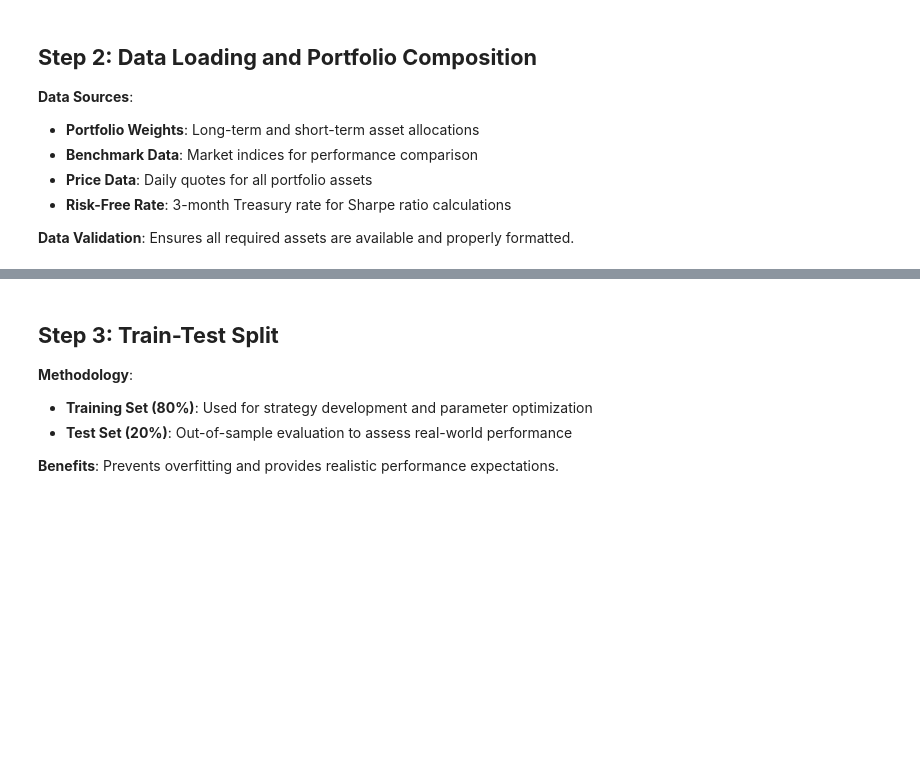
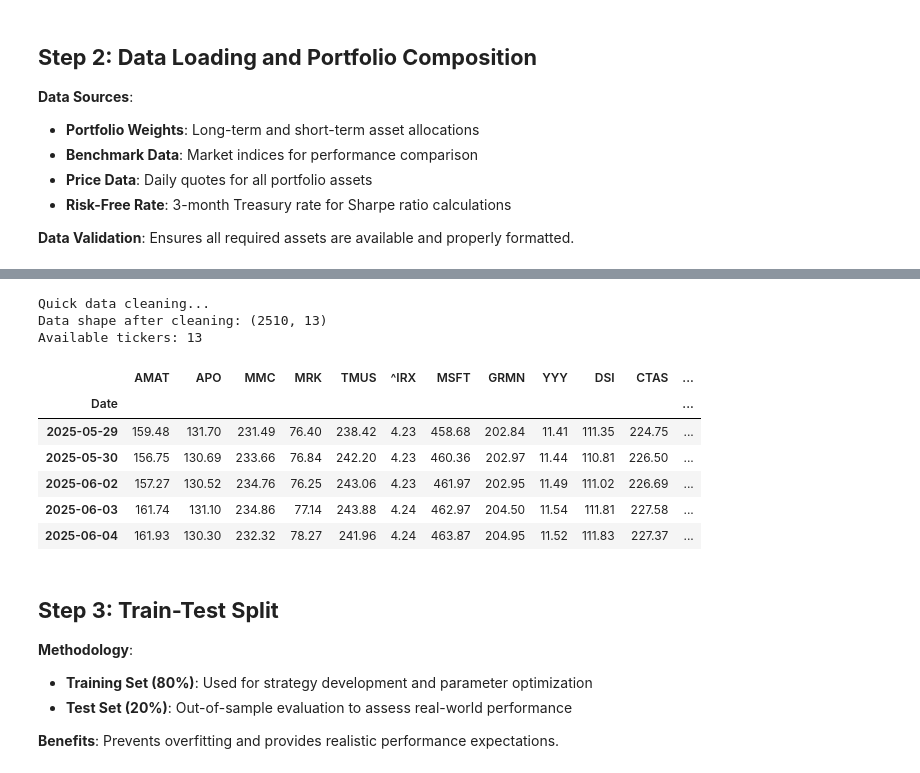
Before and after one commit to renan-peres/mfin-algo-trading-team, a Jupyter notebook: 05_master_strategy.ipynb, the cells around one changed output, grey strips where cells are left out. Cells and saved outputs as stored; diff of their text form; code cells hidden in the pictures; blank space fills up the shorter version.

```diff
--- a/05_master_strategy.ipynb
+++ b/05_master_strategy.ipynb
@@ -80,3 +90,24 @@ Portfolio: 7 assets | Risk-free rate: 4.240%
+# %%
+# Quick fix: Just remove problematic securities and clean data
+print("Quick data cleaning...")
+data = data.dropna()  # Remove all rows with any NaN
+print(f"Data shape after cleaning: {data.shape}")
+
+# Update tickers to match available data
+available_tickers = data.columns.tolist()
+print(f"Available tickers: {len(available_tickers)}")
+display(data.tail())
+# %% [output]
+Quick data cleaning...
+Data shape after cleaning: (2510, 13)
+Available tickers: 13
+|  | AMAT | APO | MMC | MRK | TMUS | ^IRX | MSFT | GRMN | YYY | DSI | CTAS | ... |
+| Date |  |  |  |  |  |  |  |  |  |  |  | ... |
+| 2025-05-29 | 159.48 | 131.70 | 231.49 | 76.40 | 238.42 | 4.23 | 458.68 | 202.84 | 11.41 | 111.35 | 224.75 | ... |
+| 2025-05-30 | 156.75 | 130.69 | 233.66 | 76.84 | 242.20 | 4.23 | 460.36 | 202.97 | 11.44 | 110.81 | 226.50 | ... |
+| 2025-06-02 | 157.27 | 130.52 | 234.76 | 76.25 | 243.06 | 4.23 | 461.97 | 202.95 | 11.49 | 111.02 | 226.69 | ... |
+| 2025-06-03 | 161.74 | 131.10 | 234.86 | 77.14 | 243.88 | 4.24 | 462.97 | 204.50 | 11.54 | 111.81 | 227.58 | ... |
+| 2025-06-04 | 161.93 | 130.30 | 232.32 | 78.27 | 241.96 | 4.24 | 463.87 | 204.95 | 11.52 | 111.83 | 227.37 | ... |
 # %% [markdown]
 ## **Step 3: Train-Test Split**
 
```
Also changed, not shown: parts of 5 cells of this notebook, 20 other files.
